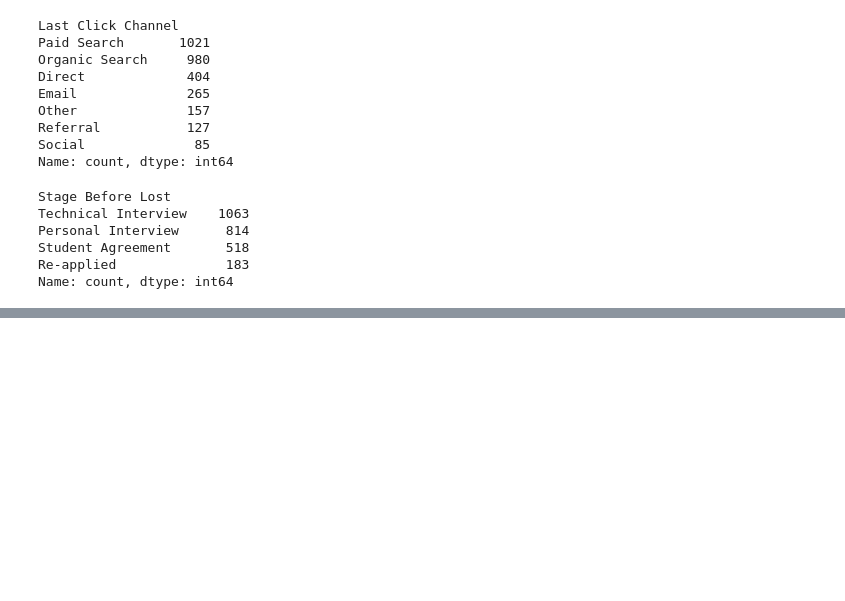
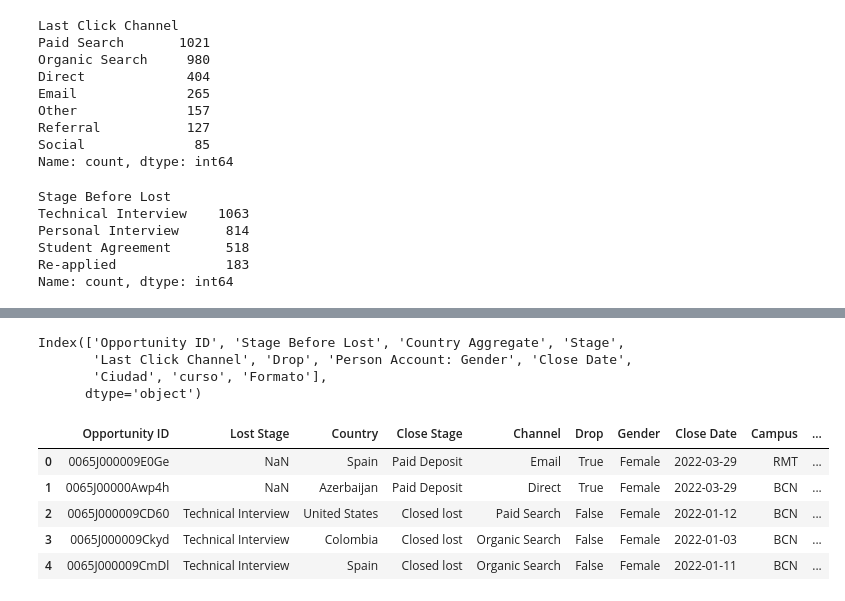
Before and after one commit to veronicamonper/Dashboard_Project, a Jupyter notebook: notebooks/1-eda_inicial.ipynb, the cells around one changed output, grey strips where cells are left out. Drawn from its saved outputs; the diff is of its cells as text; code cells hidden in the pictures; blank space fills up the shorter version.

```diff
--- a/notebooks/1-eda_inicial.ipynb
+++ b/notebooks/1-eda_inicial.ipynb
@@ -40,0 +184,3 @@ Name: count, dtype: int64
+# %%
+df2 = df2.drop('Interest', axis=1)
+df2.head()
@@ -40,0 +195,5 @@ Name: count, dtype: int64
+# %%
+# Cambiamos los valores de la columna 'Drop' a True y False
+
+df2['Drop'] = np.where(df2['Drop'] == 1, True, False)
+df2.head()
@@ -40,0 +208,4 @@ Name: count, dtype: int64
+# %%
+df2 = df2.drop('Pais', axis=1)
+
+df2.head()
@@ -40,0 +220,3 @@ Name: count, dtype: int64
+# %%
+df2.reset_index(drop=False, inplace=True)
+df2.head()
@@ -40,0 +230,29 @@ Name: count, dtype: int64
+# %%
+df2.columns
+# %% [output]
+Index(['Opportunity ID', 'Stage Before Lost', 'Country Aggregate', 'Stage',
+       'Last Click Channel', 'Drop', 'Person Account: Gender', 'Close Date',
+       'Ciudad', 'curso', 'Formato'],
+      dtype='object')
+# %%
+# Renombramos las columnas
+nuevos_nombres = {
+    'Stage Before Lost': 'Lost Stage',
+    'Ciudad': 'Campus',
+    'Country Aggregate': 'Country',
+    'Last Click Channel': 'Channel',
+    'Person Account: Gender': 'Gender',
+    'Stage': 'Close Stage',
+    'curso': 'Interest',
+    'Formato': 'Format',
+}
+
+df2 = df2.rename(columns=nuevos_nombres)
+df2.head()
+# %% [output]
+|  | Opportunity ID | Lost Stage | Country | Close Stage | Channel | Drop | Gender | Close Date | Campus | ... |
+| 0 | 0065J000009E0Ge | NaN | Spain | Paid Deposit | Email | True | Female | 2022-03-29 | RMT | ... |
+| 1 | 0065J00000Awp4h | NaN | Azerbaijan | Paid Deposit | Direct | True | Female | 2022-03-29 | BCN | ... |
+| 2 | 0065J000009CD60 | Technical Interview | United States | Closed lost | Paid Search | False | Female | 2022-01-12 | BCN | ... |
+| 3 | 0065J000009Ckyd | Technical Interview | Colombia | Closed lost | Organic Search | False | Female | 2022-01-03 | BCN | ... |
+| 4 | 0065J000009CmDl | Technical Interview | Spain | Closed lost | Organic Search | False | Female | 2022-01-11 | BCN | ... |
```
Also changed, not shown: parts of 21 cells of this notebook, 2 other files.
